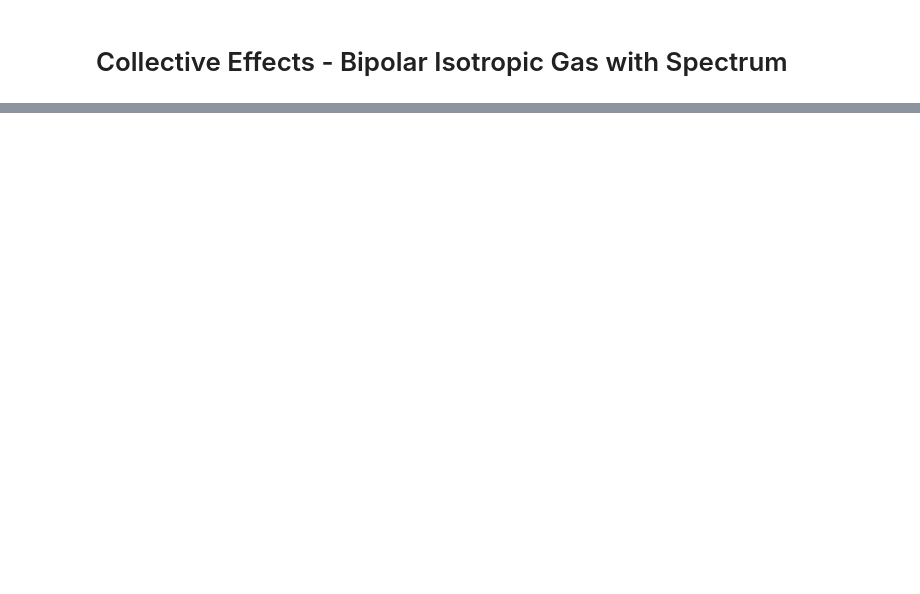
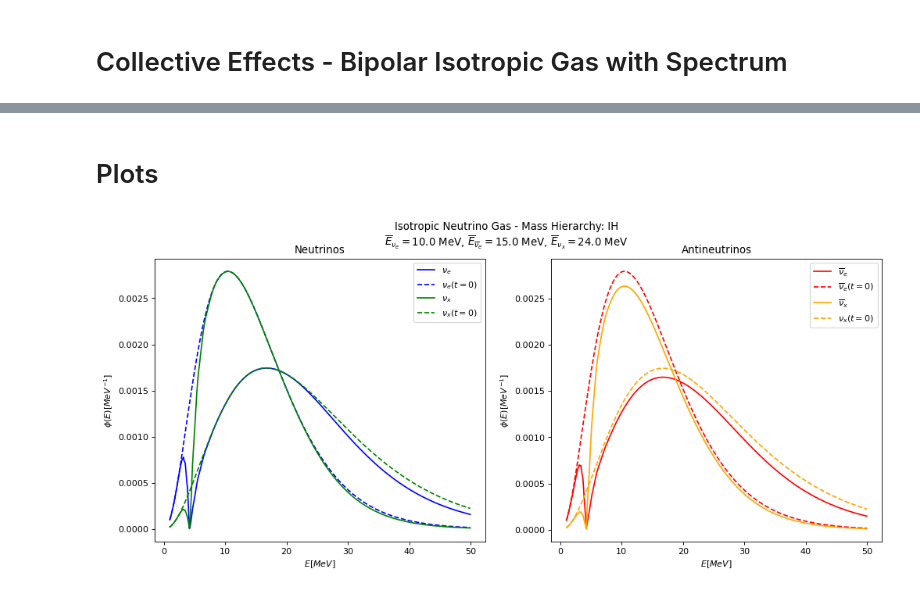
Before and after one commit to pedrodedin/Neutrino-Collective-Effects, a Jupyter notebook: Quick_Guide.ipynb, the cells around one changed output, grey strips where cells are left out. Drawn from its saved outputs; the diff is of its cells as text; code cells hidden in the pictures; blank space fills up the shorter version.

```diff
--- a/Quick_Guide.ipynb
+++ b/Quick_Guide.ipynb
@@ -9,9 +13,7 @@ from scipy.integrate import odeint
 # %%
 nu_types=['nu_e','nu_x']
-E_step=0.1
 E_i,E_f=1,50
-E_step=0.1
-E_vec=np.arange(E_i,E_f,E_step)
+E_step=0.05
 
 #Initial spectrum
 E_0=[10,15,24,24] #Mean energy in MeV
@@ -44,0 +28,5 @@ plt.plot(E_vec,nubar_x_time_IH[500])
+# %%
+mass_ord="IH"
+start_time = time.time()
+E_vec,t_vec,nu_e_time_IH,nubar_e_time_IH, nu_x_time_IH,nubar_x_time_IH=solver_two_families(nu_types,E_i,E_f,E_step,E_0,Amplitude,mass_ord)
+print("Took %s minutes" % ((time.time() - start_time)/60))
@@ -44,0 +47,39 @@ plt.plot(E_vec,nubar_x_time_IH[500])
+# %% [markdown]
+# Plots
+# %%
+def Plot(E_vec,nu_e,nubar_e, nu_x,nubar_x,title):
+    fig= plt.figure(figsize=(15, 6), dpi= 80, facecolor='w', edgecolor='k')
+
+    ax1=fig.add_subplot(1,2,1)
+    #nu_e
+    ax1.plot(E_vec, nu_e[-1],color='b',label=r'$\nu_e$')
+    ax1.plot(E_vec, nu_e[0],color='b', linestyle="--",label=r'$\nu_e(t=0)$')#Initial
+    #nu_x
+    ax1.plot(E_vec,nu_x[-1],color='g',label=r'$\nu_x$')
+    ax1.plot(E_vec, nu_x[0],color='g', linestyle="--",label=r'$\nu_x(t=0)$')#Initial
+    #Text
+    ax1.set_title("Neutrinos")
+    ax1.set_xlabel(r'$E [MeV]$')
+    ax1.set_ylabel(r'$\phi(E) [MeV^{-1}]$')
+    ax1.legend(loc='upper right')
+
+    ax2=fig.add_subplot(1,2,2)
+    #nubar_e
+    ax2.plot(E_vec,nubar_e[-1],color='r',label=r'$\overline{\nu}_e$')
+    ax2.plot(E_vec, nubar_e[0],color='r', linestyle="--",label=r'$\overline{\nu}_e(t=0)$')#Initial
+    #nubar_x
+    ax2.plot(E_vec,nubar_x[-1],color='orange',label=r'$\overline{\nu}_x$')
+    ax2.plot(E_vec, nubar_x[0],color='orange', linestyle="--",label=r'$\nu_x(t=0)$')#Initial
+    #Text
+    ax2.set_title("Antineutrinos")
+    ax2.set_xlabel(r'$E [MeV]$')
+    ax2.set_ylabel(r'$\phi(E) [MeV^{-1}]$')
+    ax2.legend(loc='upper right')
+
+    fig.suptitle((r'Isotropic Neutrino Gas - Mass Hierarchy: %s'%(title))+"\n"+
+                 (r"$\overline{E}_{\nu_e}= %.1f$ MeV, $\overline{E}_{\overline{\nu}_e}= %.1f$ MeV, $\overline{E}_{\nu_x}= %.1f$ MeV"%(E_0[0],E_0[1],E_0[2])))
+    fig.savefig("Figures/Isotrpic_Gas_Spectrum_%s.png"%title)
+# %%
+Plot(E_vec,nu_e_time_IH,nubar_e_time_IH, nu_x_time_IH,nubar_x_time_IH,"IH")
+# %% [output]
+[figure, added]
```
Also changed, not shown: parts of 14 cells of this notebook, 14 other files.
